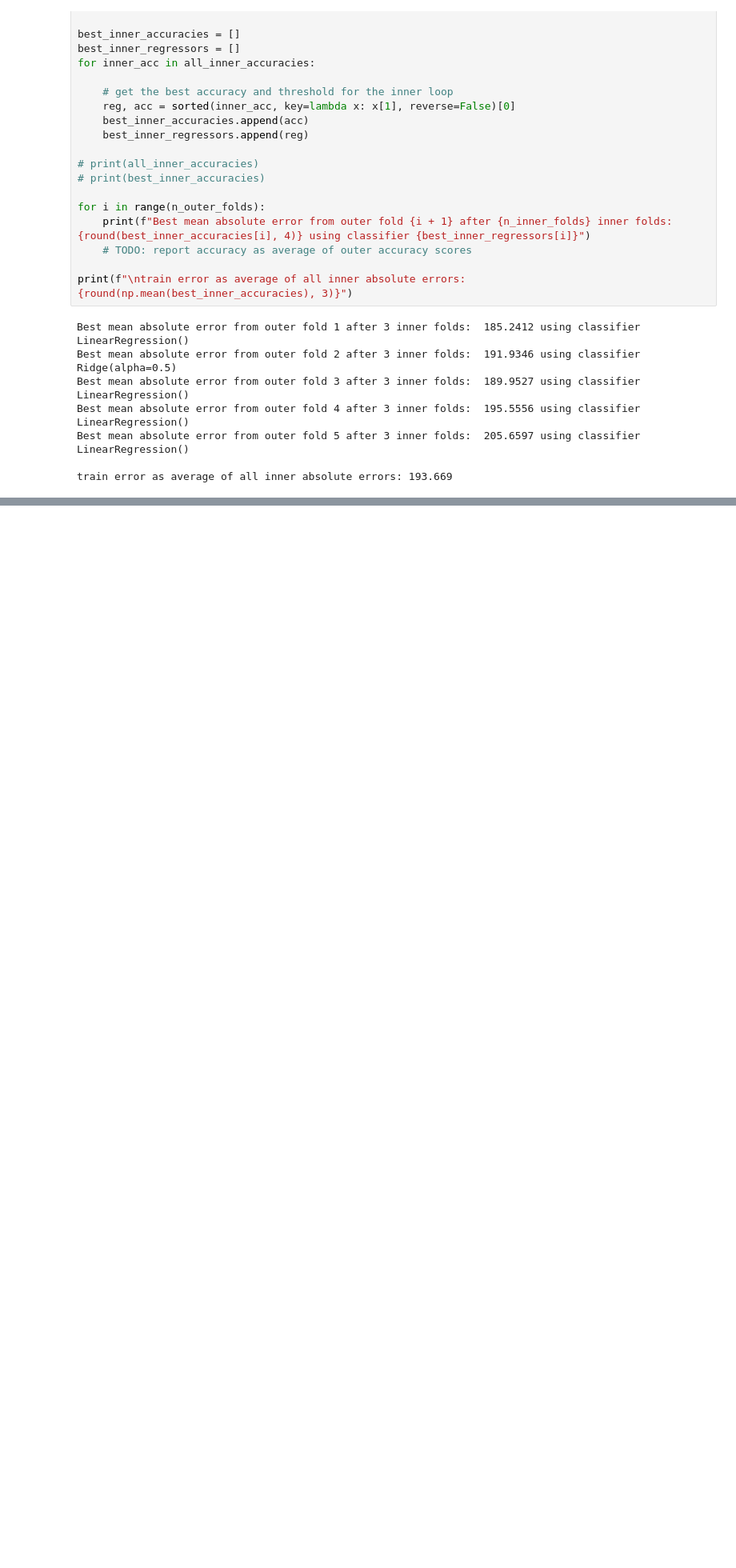
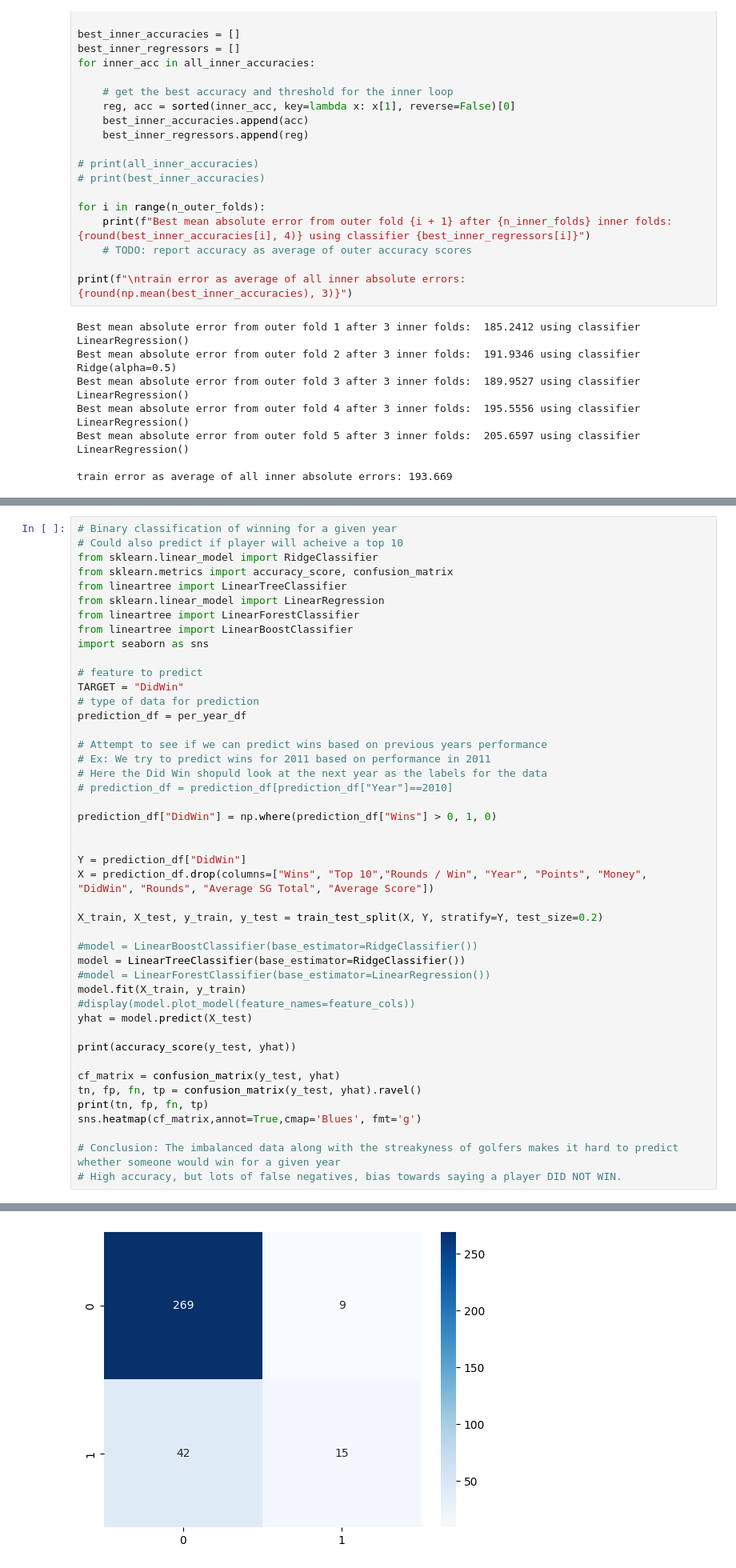
Before and after one commit to michaelmoschitto/golf-success-predictor, a Jupyter notebook: models/LinearTree.ipynb, the cells around one changed output, grey strips where cells are left out. Shown at 80% size. Saved outputs shown, nothing was run; the diff lists cells and outputs as text; blank space fills up the shorter version.

Commit message:
Initial classifier attempt for predicting Win/NoWin

```diff
--- a/models/LinearTree.ipynb
+++ b/models/LinearTree.ipynb
@@ -551,0 +552,46 @@ train error as average of all inner absolute errors: 193.669
+# %%
+# Binary classification of winning for a given year
+# Could also predict if player will acheive a top 10
+from sklearn.linear_model import RidgeClassifier
+from sklearn.metrics import accuracy_score, confusion_matrix
+from lineartree import LinearTreeClassifier
+from sklearn.linear_model import LinearRegression
+from lineartree import LinearForestClassifier
+from lineartree import LinearBoostClassifier
+import seaborn as sns
+
+# feature to predict
+TARGET = "DidWin"
+# type of data for prediction
+prediction_df = per_year_df
+
+# Attempt to see if we can predict wins based on previous years performance
+# Ex: We try to predict wins for 2011 based on performance in 2011
+# Here the Did Win shopuld look at the next year as the labels for the data
+# prediction_df = prediction_df[prediction_df["Year"]==2010]
+
+prediction_df["DidWin"] = np.where(prediction_df["Wins"] > 0, 1, 0)
+
+
+Y = prediction_df["DidWin"]
+X = prediction_df.drop(columns=["Wins", "Top 10","Rounds / Win", "Year", "Points", "Money", "DidWin", "Rounds", "Average SG Total", "Average Score"])
+
+X_train, X_test, y_train, y_test = train_test_split(X, Y, stratify=Y, test_size=0.2)
+
+#model = LinearBoostClassifier(base_estimator=RidgeClassifier())
+model = LinearTreeClassifier(base_estimator=RidgeClassifier())
+#model = LinearForestClassifier(base_estimator=LinearRegression())
+model.fit(X_train, y_train)
+#display(model.plot_model(feature_names=feature_cols))
+yhat = model.predict(X_test)
+
+print(accuracy_score(y_test, yhat))
+
+cf_matrix = confusion_matrix(y_test, yhat)
+tn, fp, fn, tp = confusion_matrix(y_test, yhat).ravel()
+print(tn, fp, fn, tp)
+sns.heatmap(cf_matrix,annot=True,cmap='Blues', fmt='g')
+
+# Conclusion: The imbalanced data along with the streakyness of golfers makes it hard to predict whether someone would win for a given year
+# High accuracy, but lots of false negatives, bias towards saying a player DID NOT WIN.
+# %% [output]
@@ -551,0 +601 @@ train error as average of all inner absolute errors: 193.669
+[figure, added]
```
Also changed, not shown: parts of 5 cells of this notebook.
